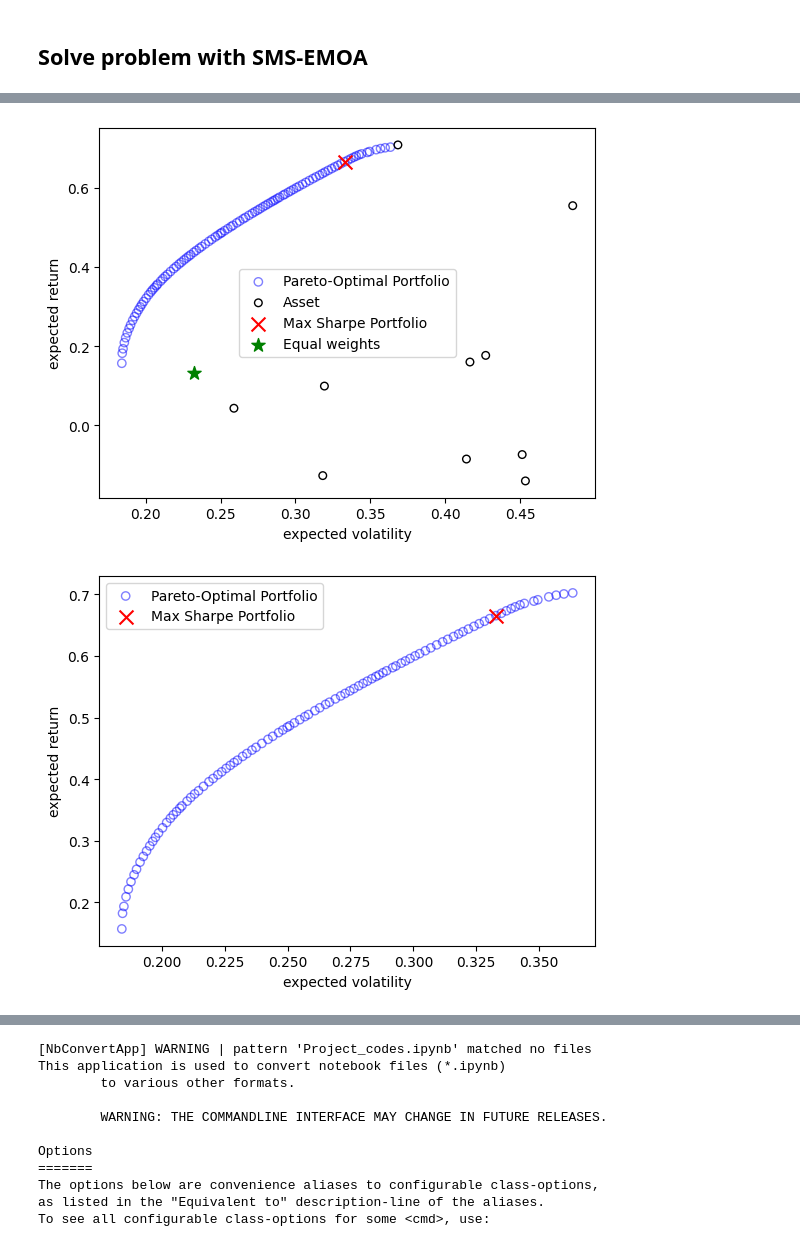
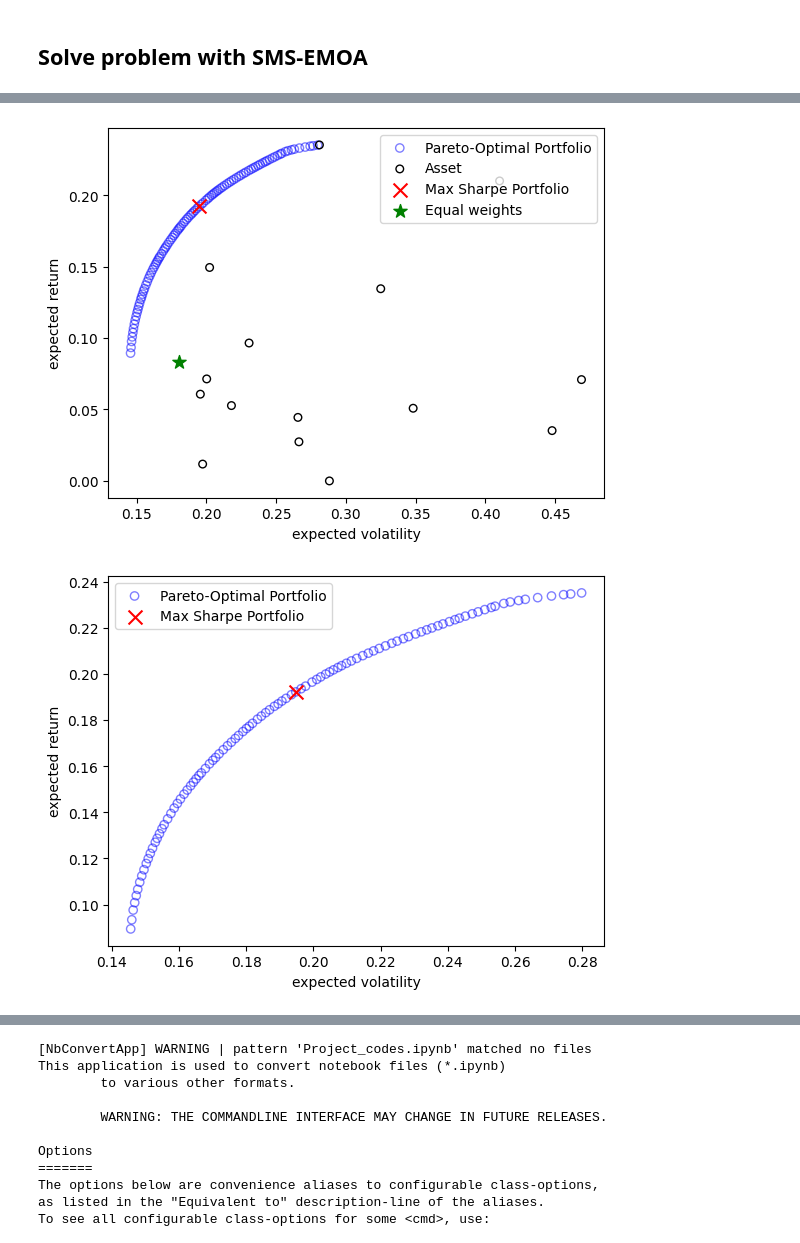
Before and after one commit to Corleone5100/MULTI-OBJECTIVE-APPROACH-FOR-PRACTICAL-PORTFOLIO-OPTIMIZATION-PROBLEM, a Jupyter notebook: codes/Notebook.ipynb, the cells around one changed output, grey strips where cells are left out. Saved outputs shown, nothing was run; the diff lists cells and outputs as text; code cells hidden in the pictures.

```diff
--- a/codes/Notebook.ipynb
+++ b/codes/Notebook.ipynb
@@ -65,0 +21,33 @@ data
+# %%
+# Import yfinance package
+import yfinance as yf
+
+# Set the start and end date
+start_date = '2009-01-01' #'2015-01-01'
+end_date = '2024-12-31'   #'2022-07-12'
+
+# Set the ticker
+# ticker = ['AMZN', 'SPY', 'TSLA', 'FB']
+
+
+TOP_LSE = [
+    "AZN.L",       # AstraZeneca PLC
+    "SHEL.L",      # Shell plc
+    "HSBA.L",      # HSBC Holdings plc
+    "ULVR.L",      # Unilever PLC
+    "REL.L",       # RELX PLC
+    "BP.L",        # BP plc
+    "BATS.L",      # British American Tobacco PLC
+    "LSEG.L",      # London Stock Exchange Group plc
+    "RIO.L",       # Rio Tinto PLC
+    "DGE.L",       # Diageo PLC
+    "RR.L",        # Rolls-Royce Holdings plc
+    "CRH.L",       # CRH plc
+    "LLOY.L",      # Lloyds Banking Group plc
+    "GSK.L",       # GSK plc
+    "BARC.L"       # Barclays PLC
+]
+
+# Get the data
+data = yf.download(TOP_LSE, start_date, end_date)
+data
@@ -65,0 +77,2 @@ data
+# %%
+data = data.interpolate(method='linear', limit_direction='both')
@@ -189,7 +223,7 @@ import operator
 class PortfolioProblem(ElementwiseProblem):
 
     def __init__(self, mu, cov, risk_free_rate=0.02, **kwargs):
-        super().__init__(n_var=len(np.array(TOP_NIFTY_2024)), n_obj=2, xl=0.0, xu=1.0, **kwargs)
+        super().__init__(n_var=len(np.array(TOP_LSE)), n_obj=2, xl=0.0, xu=1.0, **kwargs)
         self.mu = mu
         self.cov = cov
         self.risk_free_rate = risk_free_rate
@@ -310,7 +349,7 @@ Volatility =  0.33789066094359677
 class PortfolioProblem(ElementwiseProblem):
 
     def __init__(self, mu, cov, risk_free_rate=0.02, **kwargs):
-        super().__init__(n_var=len(np.array(TOP_NIFTY_2024)), n_obj=2, xl=0.0, xu=1.0, **kwargs)
+        super().__init__(n_var=len(np.array(TOP_LSE)), n_obj=2, xl=0.0, xu=1.0, **kwargs)
         self.mu = mu
         self.cov = cov
         self.risk_free_rate = risk_free_rate
@@ -344,30 +383,30 @@ Wall time: 4.56 s
 # %%
 X, F, sharpe = res.opt.get("X", "F", "sharpe")
 F = F * [1, -1]
 max_sharpe = sharpe.argmax()
 
 # equal weights
-x = np.zeros((len(TOP_NIFTY_2024), 1))
+x = np.zeros((len(TOP_LSE), 1))
 x = x + 1.0/len(x)
 
 plt.scatter(F[:, 0], F[:, 1], facecolor="none", edgecolors="blue", alpha=0.5, label="Pareto-Optimal Portfolio")
 plt.scatter(cov.diagonal() ** 0.5 * np.sqrt(250.0), mu, facecolor="none", edgecolors="black", s=30, label="Asset")
 plt.scatter(F[max_sharpe, 0], F[max_sharpe, 1], marker="x", s=100, color="red", label="Max Sharpe Portfolio")
 plt.scatter(np.sqrt(x.T @ cov @ x) * np.sqrt(250.0), x.T @ mu, marker="*", s=100, color="green", label="Equal weights")
 plt.legend()
 plt.xlabel("expected volatility")
 plt.ylabel("expected return")
 plt.show()
 
 plt.scatter(F[:, 0], F[:, 1], facecolor="none", edgecolors="blue", alpha=0.5, label="Pareto-Optimal Portfolio")
 plt.scatter(F[max_sharpe, 0], F[max_sharpe, 1], marker="x", s=100, color="red", label="Max Sharpe Portfolio")
 plt.legend()
 plt.xlabel("expected volatility")
 plt.ylabel("expected return")
 plt.show()
 # %% [output]
-[figure, old version]
+[figure, new version]
-[figure, old version]
+[figure, new version]
 # %%
 allocation = {name: w for name, w in zip(data.columns, X[max_sharpe])}
 allocation = sorted(allocation.items(), key=operator.itemgetter(1), reverse=True)
```
Also changed, not shown: parts of 22 cells of this notebook.
